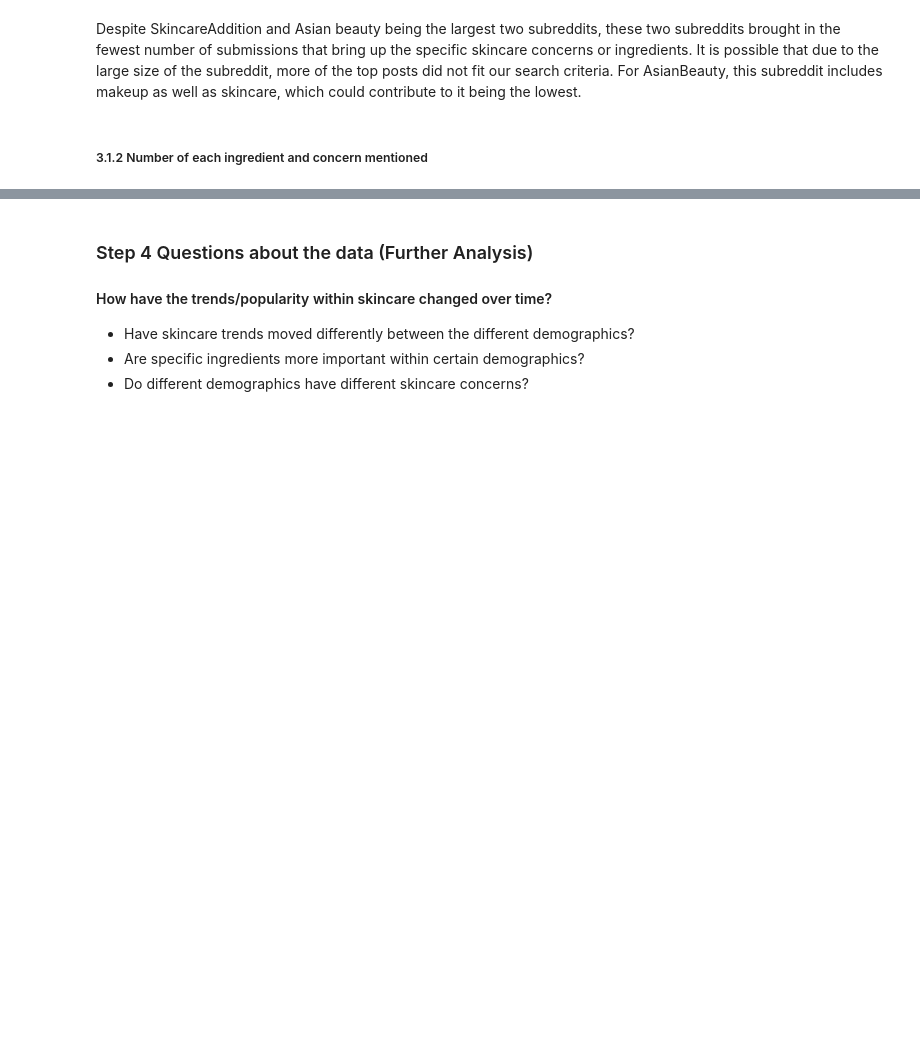
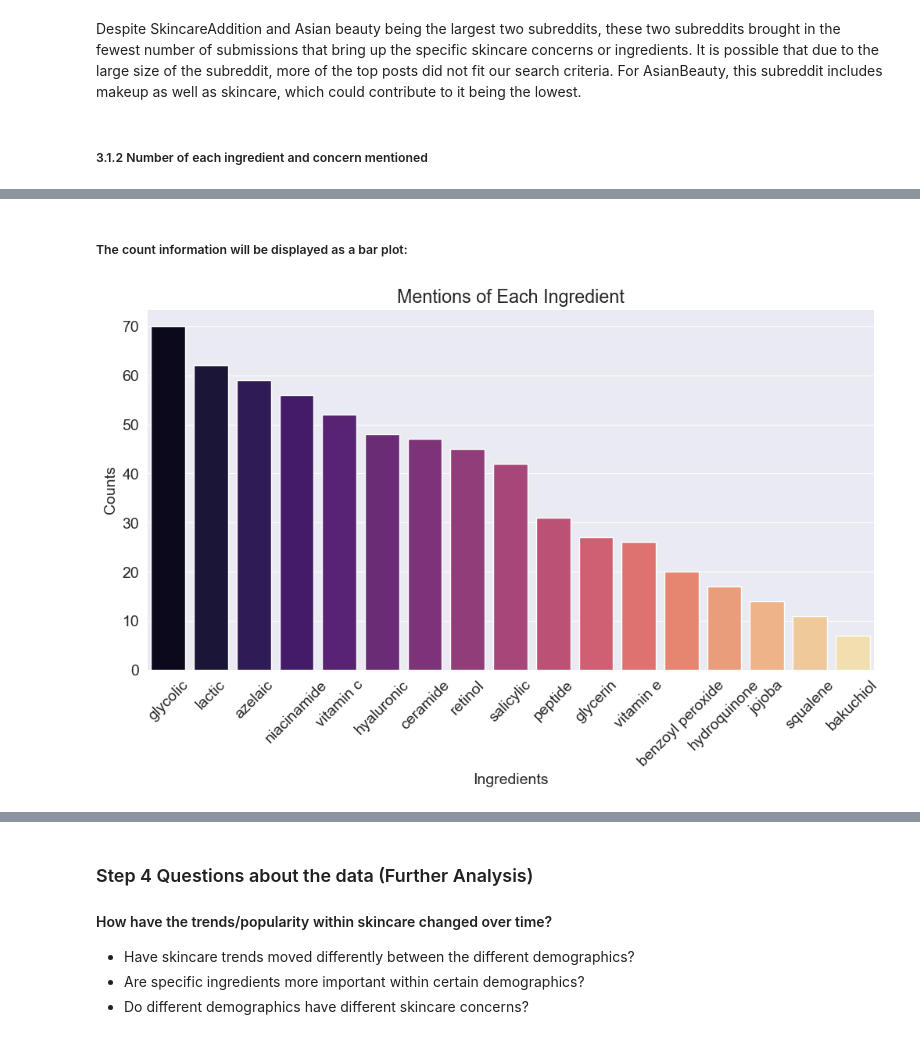
Before and after one commit to nandikaL/OX24006_EMAT0048-Part-2, a Jupyter notebook: OX24006_EMATM0048_Part2.ipynb, the cells around one changed output, grey strips where cells are left out. Drawn from its saved outputs; the diff is of its cells as text; code cells hidden in the pictures; blank space fills up the shorter version.

Commit message:
Exploratory analysis is going going
Added in some charts, descriptions

```diff
--- a/OX24006_EMATM0048_Part2.ipynb
+++ b/OX24006_EMATM0048_Part2.ipynb
@@ -457,6 +457,17 @@ Aggregate by: years
 Aggregate by:
 # %% [markdown]
 ### Step 3 Exploratory analysis
+# %%
+#importing seaborn and matplotlib for data visualization
+import seaborn as sns
+import matplotlib
+import matplotlib.pyplot as plt
+%matplotlib inline
+
+sns.set_style('darkgrid')
+matplotlib.rcParams['font.size'] = 14
+matplotlib.rcParams['figure.figsize'] = (9, 5)
+matplotlib.rcParams['figure.facecolor'] = '#00000000'
 # %% [markdown]
 #### 3.1 Counts of each item
 # %% [markdown]
@@ -506,0 +516,16 @@ It should also be noted that one post may not only be mentioning one ingredient
+# %% [markdown]
+##### The count information will be displayed as a bar plot:
+# %%
+count_ing = counts_ing.drop('not specificed') #made a spelling error here now live with it
+colour = sns.color_palette("magma",17)
+plt.figure(figsize=(12, 6))
+sns.barplot(x=count_ing.index, y=count_ing.values,palette=colour,hue=count_ing.index,dodge=False,legend=False)
+
+# Customize the plot
+plt.xticks(rotation=45)
+plt.title('Mentions of Each Ingredient')
+plt.xlabel('Ingredients')
+plt.ylabel('Counts')
+plt.show()
+# %% [output]
+[figure, added]
```
Also changed, not shown: parts of 10 cells of this notebook.
